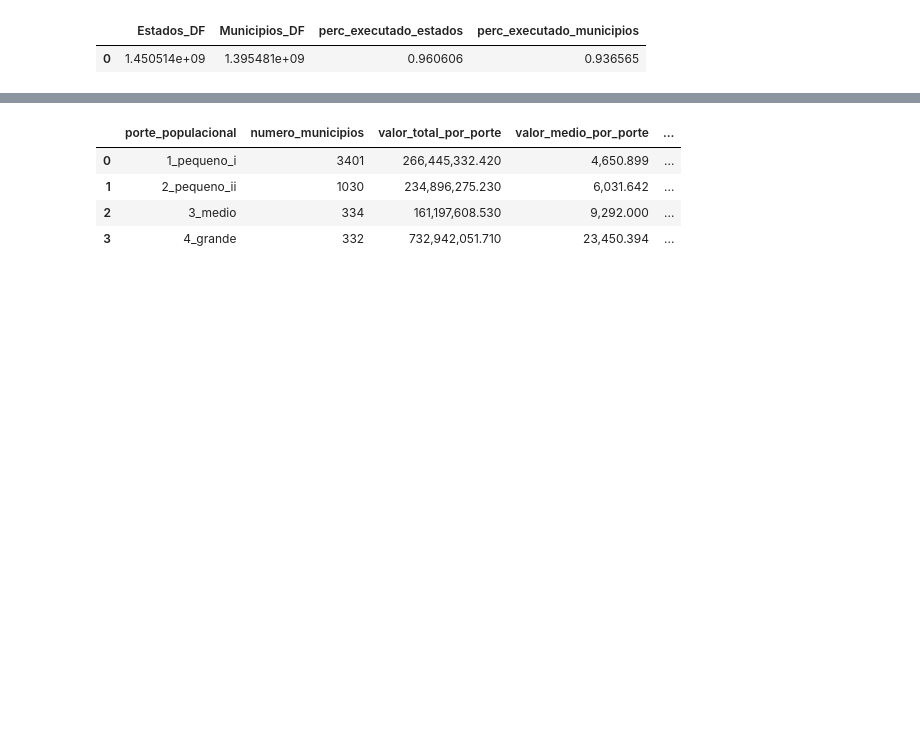
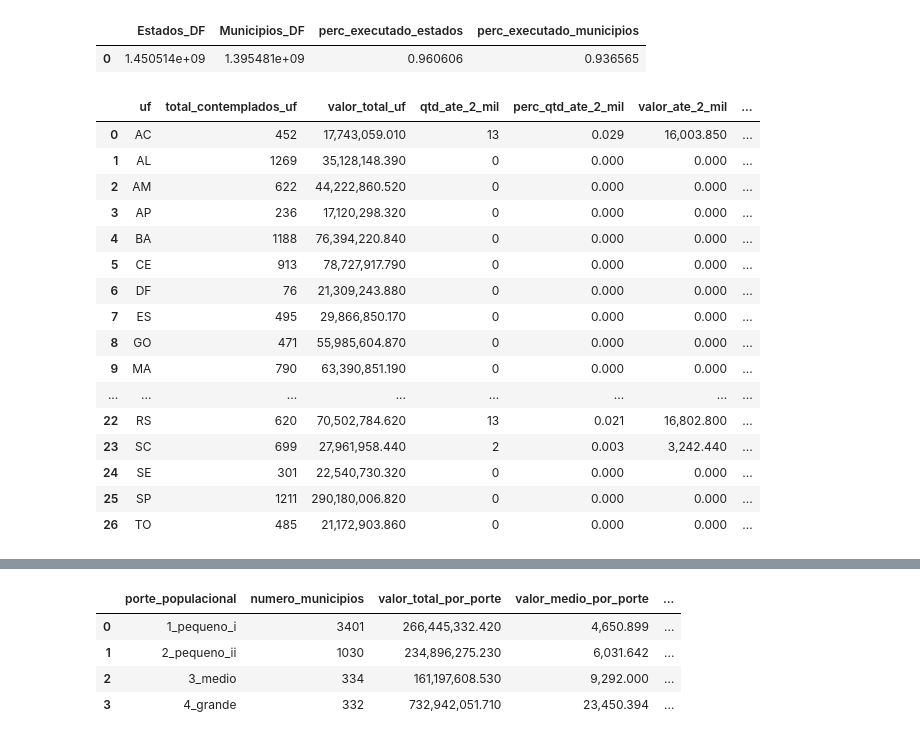
Before and after one commit to SGE-Subsecretaria-de-Gestao-Estrategica/pnab-data-vis, a Jupyter notebook: src/notebooks/gabriel_create_csv.ipynb, the cells around one changed output, grey strips where cells are left out. Cells and saved outputs as stored; diff of their text form; code cells hidden in the pictures; blank space fills up the shorter version.

```diff
--- a/src/notebooks/gabriel_create_csv.ipynb
+++ b/src/notebooks/gabriel_create_csv.ipynb
@@ -81,3 +81,23 @@ df_uf_new = territorial.aggregate_faixa_valor_ju_wide_by_uf(df_cubo=df_cubo, by_
+# %%
+df_uf_new
+# %% [output]
+|  | uf | total_contemplados_uf | valor_total_uf | qtd_ate_2_mil | perc_qtd_ate_2_mil | valor_ate_2_mil | ... |
+| 0 | AC | 452 | 17,743,059.010 | 13 | 0.029 | 16,003.850 | ... |
+| 1 | AL | 1269 | 35,128,148.390 | 0 | 0.000 | 0.000 | ... |
+| 2 | AM | 622 | 44,222,860.520 | 0 | 0.000 | 0.000 | ... |
+| 3 | AP | 236 | 17,120,298.320 | 0 | 0.000 | 0.000 | ... |
+| 4 | BA | 1188 | 76,394,220.840 | 0 | 0.000 | 0.000 | ... |
+| 5 | CE | 913 | 78,727,917.790 | 0 | 0.000 | 0.000 | ... |
+| 6 | DF | 76 | 21,309,243.880 | 0 | 0.000 | 0.000 | ... |
+| 7 | ES | 495 | 29,866,850.170 | 0 | 0.000 | 0.000 | ... |
+| 8 | GO | 471 | 55,985,604.870 | 0 | 0.000 | 0.000 | ... |
+| 9 | MA | 790 | 63,390,851.190 | 0 | 0.000 | 0.000 | ... |
+| ... | ... | ... | ... | ... | ... | ... | ... |
+| 22 | RS | 620 | 70,502,784.620 | 13 | 0.021 | 16,802.800 | ... |
+| 23 | SC | 699 | 27,961,958.440 | 2 | 0.003 | 3,242.440 | ... |
+| 24 | SE | 301 | 22,540,730.320 | 0 | 0.000 | 0.000 | ... |
+| 25 | SP | 1211 | 290,180,006.820 | 0 | 0.000 | 0.000 | ... |
+| 26 | TO | 485 | 21,172,903.860 | 0 | 0.000 | 0.000 | ... |
 # %%
 # executed_value_by_region
 df_states_region       = territorial.aggregate_execution_by_region(df_cubo=df_cubo, by_filter='ESTADO')
```
Also changed, not shown: parts of 14 cells of this notebook, 4 other files.
